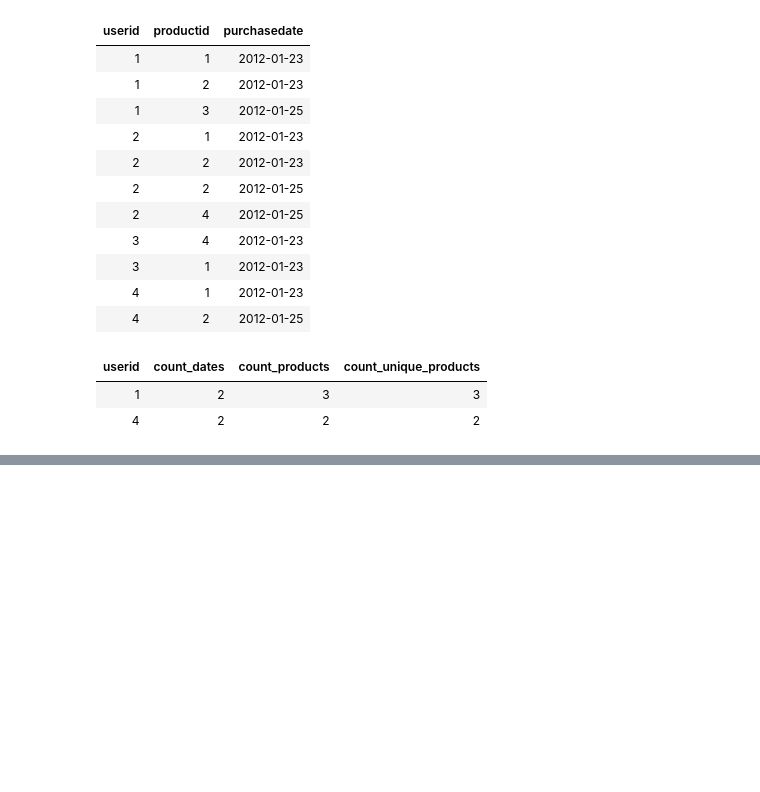
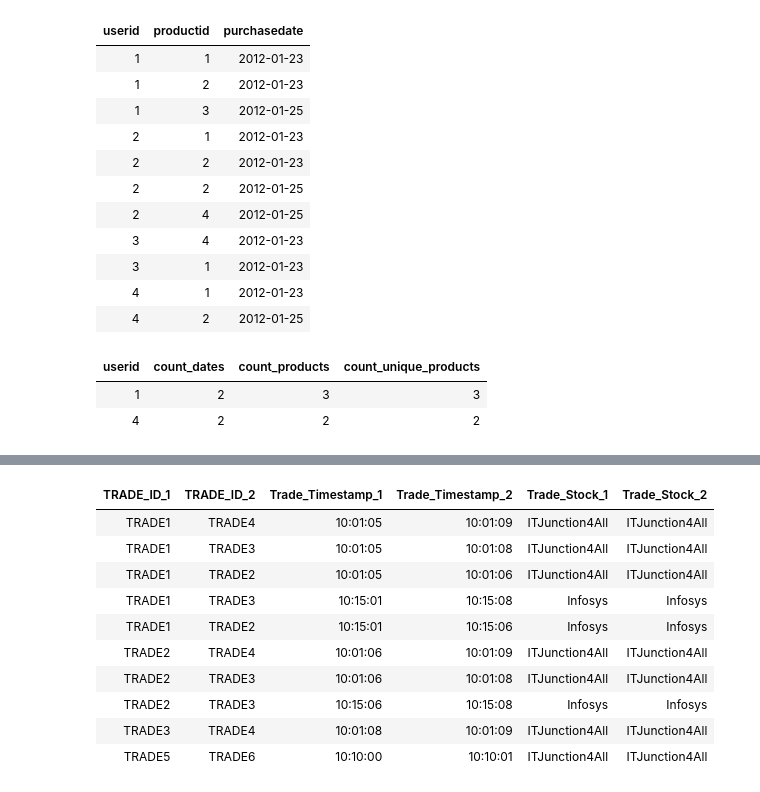
Before and after one commit to Rupam-1/SQL-Pyspark-practise_youtube, a Jupyter notebook: 05. PYSPARK - Part3.ipynb, the cells around one changed output, grey strips where cells are left out. Drawn from its saved outputs; the diff is of its cells as text; code cells hidden in the pictures; blank space fills up the shorter version.

```diff
--- a/05. PYSPARK - Part3.ipynb
+++ b/05. PYSPARK - Part3.ipynb
@@ -877,0 +916,43 @@ df.display()
+# %%
+from pyspark.sql.functions import col, unix_timestamp
+
+t1 = Trade_tbl.alias("t1")
+t2 = Trade_tbl.alias("t2")
+
+result = (
+    t1
+    .join(
+        t2,
+        (col("t1.Trade_Stock") == col("t2.Trade_Stock")) &
+        (col("t1.TRADE_ID") != col("t2.TRADE_ID")) &
+        (col("t1.Trade_Timestamp") < col("t2.Trade_Timestamp")) &
+        (
+            unix_timestamp(col("t2.Trade_Timestamp"), "HH:mm:ss") -
+            unix_timestamp(col("t1.Trade_Timestamp"), "HH:mm:ss") < 10
+        ),
+        "inner"
+    )
+    .select(
+        col("t1.TRADE_ID").alias("TRADE_ID_1"),
+        col("t2.TRADE_ID").alias("TRADE_ID_2"),
+        col("t1.Trade_Timestamp").alias("Trade_Timestamp_1"),
+        col("t2.Trade_Timestamp").alias("Trade_Timestamp_2"),
+        col("t1.Trade_Stock").alias("Trade_Stock_1"),
+        col("t2.Trade_Stock").alias("Trade_Stock_2")
+    )
+    .orderBy(col("TRADE_ID_1"))
+)
+
+result.display()
+# %% [output]
+| TRADE_ID_1 | TRADE_ID_2 | Trade_Timestamp_1 | Trade_Timestamp_2 | Trade_Stock_1 | Trade_Stock_2 |
+| TRADE1 | TRADE4 | 10:01:05 | 10:01:09 | ITJunction4All | ITJunction4All |
+| TRADE1 | TRADE3 | 10:01:05 | 10:01:08 | ITJunction4All | ITJunction4All |
+| TRADE1 | TRADE2 | 10:01:05 | 10:01:06 | ITJunction4All | ITJunction4All |
+| TRADE1 | TRADE3 | 10:15:01 | 10:15:08 | Infosys | Infosys |
+| TRADE1 | TRADE2 | 10:15:01 | 10:15:06 | Infosys | Infosys |
+| TRADE2 | TRADE4 | 10:01:06 | 10:01:09 | ITJunction4All | ITJunction4All |
+| TRADE2 | TRADE3 | 10:01:06 | 10:01:08 | ITJunction4All | ITJunction4All |
+| TRADE2 | TRADE3 | 10:15:06 | 10:15:08 | Infosys | Infosys |
+| TRADE3 | TRADE4 | 10:01:08 | 10:01:09 | ITJunction4All | ITJunction4All |
+| TRADE5 | TRADE6 | 10:10:00 | 10:10:01 | ITJunction4All | ITJunction4All |
```
Also changed, not shown: parts of 2 cells of this notebook, 1 other file.
